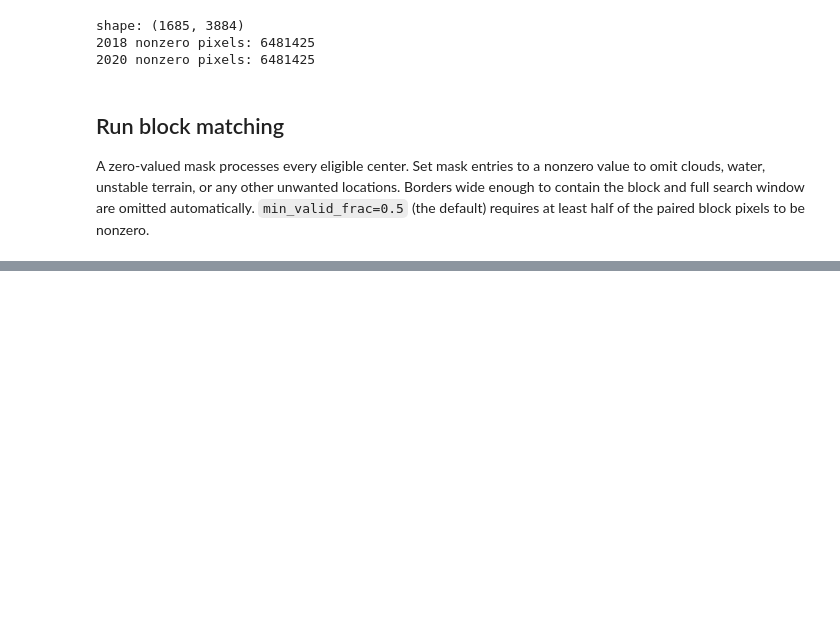
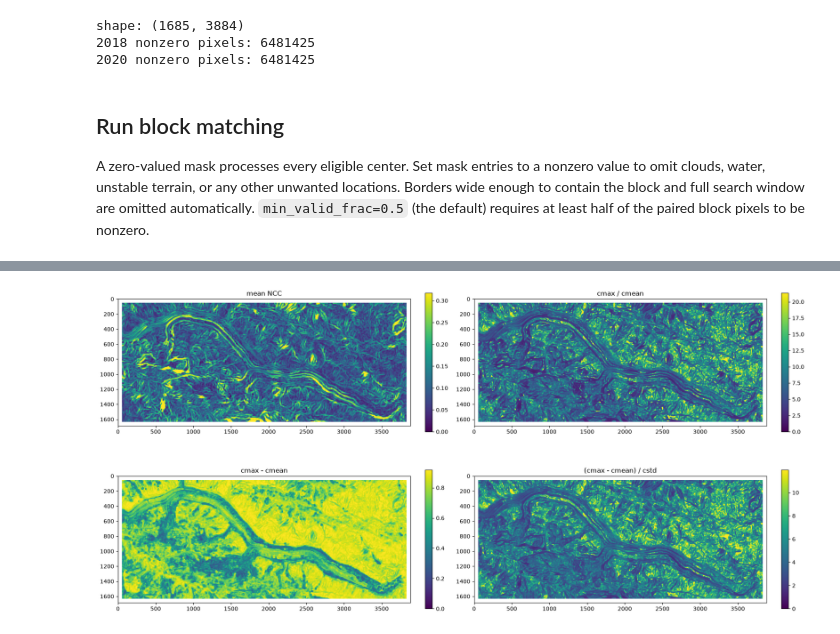
Before and after one commit to Rheinwalt/numba_cuda_block_matching, a Jupyter notebook: Sentinel2_block_matching_tutorial.ipynb, the cells around one changed output, grey strips where cells are left out. Saved outputs shown, nothing was run; the diff lists cells and outputs as text; code cells hidden in the pictures; blank space fills up the shorter version.

```diff
--- a/Sentinel2_block_matching_tutorial.ipynb
+++ b/Sentinel2_block_matching_tutorial.ipynb
@@ -132,3 +166,17 @@ valid forward matches: 5976180
+# %%
+loaded_products = {}
+for name, path in RAW_OUTPUT_PATHS.items():
+    with gdal.Open(str(path), gdal.GA_ReadOnly) as ds:
+        loaded_products[name] = ds.ReadAsArray()
+
+u = loaded_products["u"]
+v = loaded_products["v"]
+cmax8 = loaded_products["cmax8"]
+cmean8 = loaded_products["cmean8"]
+cstd8 = loaded_products["cstd8"]
+sstd = loaded_products["sstd"]
+tstd = loaded_products["tstd"]
+efb2 = loaded_products["efb2"]
 # %% [markdown]
 ## Derive and write displacement products
 
@@ -157 +223,19 @@ The matcher also returns three NCC diagnostics scaled from 0–1 to 0–255 (`cm
+# %%
+quality_metrics = [
+    (cmean, "mean NCC"),
+    (peak_ratio, "cmax / cmean"),
+    (peak_margin, "cmax - cmean"),
+    (peak_prominence, "(cmax - cmean) / cstd"),
+]
+
+fig, axes = plt.subplots(2, 2, figsize=(18, 9), constrained_layout=True)
+for ax, (metric, title) in zip(axes.flat, quality_metrics):
+    finite = metric[np.isfinite(metric)]
+    vmax = np.percentile(finite, 99)
+    image = ax.imshow(metric, cmap="viridis", vmin=0, vmax=vmax, interpolation="none")
+    ax.set_title(title)
+    fig.colorbar(image, ax=ax, shrink=0.8)
+plt.show()
+# %% [output]
+[figure, added]
 # %% [markdown]
```
Also changed, not shown: parts of 19 cells of this notebook, 1 other file.
